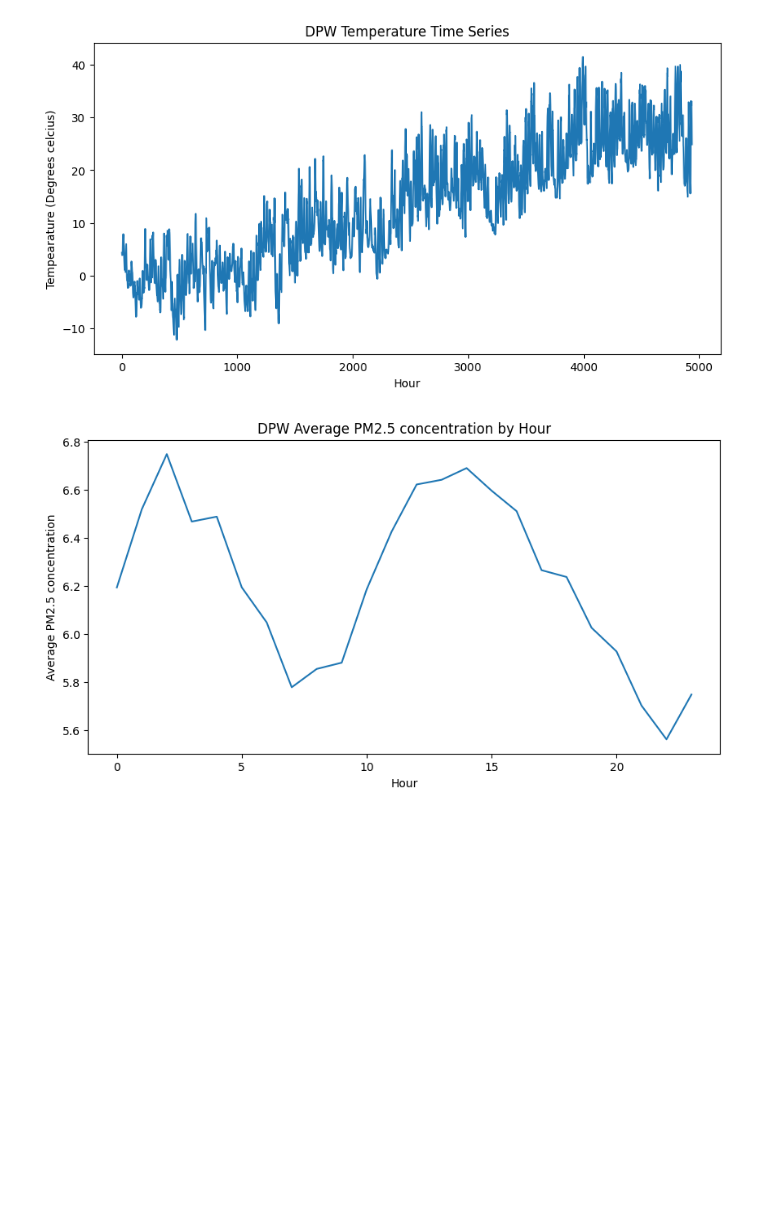
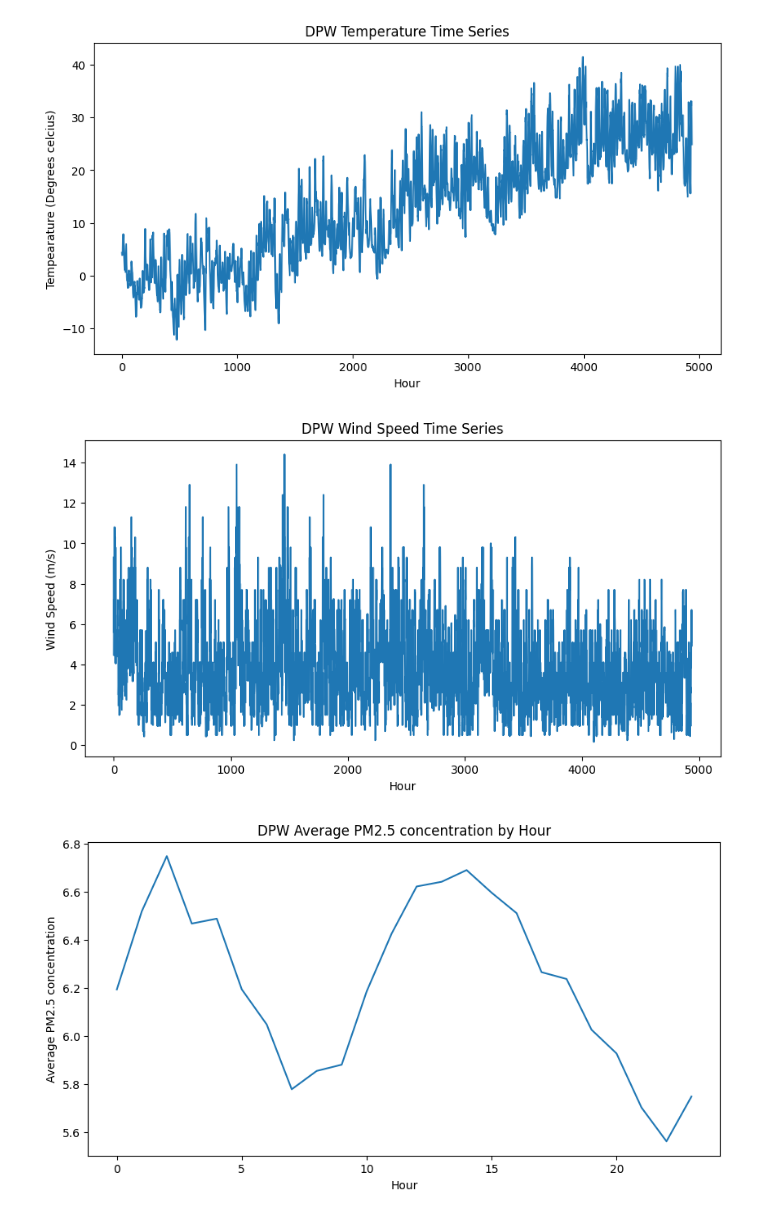
Before and after one commit to jacklardner/wind-pm-analysis, a Jupyter notebook: more_eda.ipynb, the cells around one changed output. Drawn from its saved outputs; the diff is of its cells as text; code cells hidden in the pictures; blank space fills up the shorter version.

```diff
--- a/more_eda.ipynb
+++ b/more_eda.ipynb
@@ -214,6 +221,16 @@ plt.savefig("eda plots/DPW temperature time series.png")
 plt.show()
 # %% [output]
 [figure]
+# %%
+#time series for wind speed
+dpw_final["ws"].plot(figsize=(10,5), title="DPW Wind Speed Time Series")
+plt.xlabel("Hour")
+plt.ylabel("Wind Speed (m/s)")
+
+plt.savefig("eda plots/DPW wind speed time series.png")
+plt.show()
+# %% [output]
+[figure, added]
 # %%
 #average hourly PM2.6 concentration
 dpw_hourly_pm = dpw_final.groupby("hour")["pm25"].mean()
```
Also changed, not shown: parts of 32 cells of this notebook, 36 other files.
